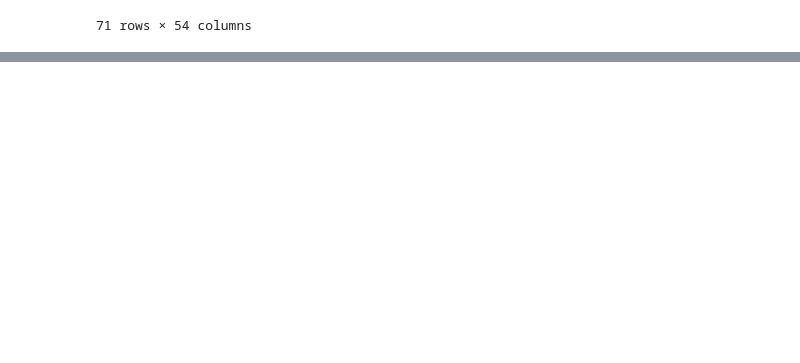
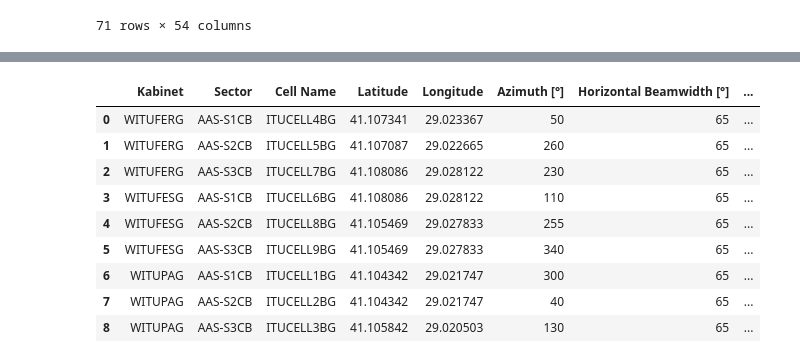
Before and after one commit to Teknofest-High5/5G-Positioning-Competition, a Jupyter notebook: Data/5G KONUMLANDIRMA YARISMA VERISI/5G Saha Ölçüm Verileri (GPS mevcut)/file_handling.ipynb, the cells around one changed output, grey strips where cells are left out. Saved outputs shown, nothing was run; the diff lists cells and outputs as text; code cells hidden in the pictures; blank space fills up the shorter version.

```diff
--- a/Data/5G KONUMLANDIRMA YARISMA VERISI/5G Saha Ölçüm Verileri (GPS mevcut)/file_handling.ipynb
+++ b/Data/5G KONUMLANDIRMA YARISMA VERISI/5G Saha Ölçüm Verileri (GPS mevcut)/file_handling.ipynb
@@ -388,0 +394,2 @@ plt.show()
+# %%
+base_stations = pd.read_excel("İTÜ 5G Hücre Bilgileri.xlsx")
@@ -388,0 +411,13 @@ plt.show()
+# %%
+base_stations
+# %% [output]
+|  | Kabinet | Sector | Cell Name | Latitude | Longitude | Azimuth [°] | Horizontal Beamwidth [°] | ... |
+| 0 | WITUFERG | AAS-S1CB | ITUCELL4BG | 41.107341 | 29.023367 | 50 | 65 | ... |
+| 1 | WITUFERG | AAS-S2CB | ITUCELL5BG | 41.107087 | 29.022665 | 260 | 65 | ... |
+| 2 | WITUFERG | AAS-S3CB | ITUCELL7BG | 41.108086 | 29.028122 | 230 | 65 | ... |
+| 3 | WITUFESG | AAS-S1CB | ITUCELL6BG | 41.108086 | 29.028122 | 110 | 65 | ... |
+| 4 | WITUFESG | AAS-S2CB | ITUCELL8BG | 41.105469 | 29.027833 | 255 | 65 | ... |
+| 5 | WITUFESG | AAS-S3CB | ITUCELL9BG | 41.105469 | 29.027833 | 340 | 65 | ... |
+| 6 | WITUPAG | AAS-S1CB | ITUCELL1BG | 41.104342 | 29.021747 | 300 | 65 | ... |
+| 7 | WITUPAG | AAS-S2CB | ITUCELL2BG | 41.104342 | 29.021747 | 40 | 65 | ... |
+| 8 | WITUPAG | AAS-S3CB | ITUCELL3BG | 41.105842 | 29.020503 | 130 | 65 | ... |
```
Also changed, not shown: parts of 5 cells of this notebook, 19 other files.
